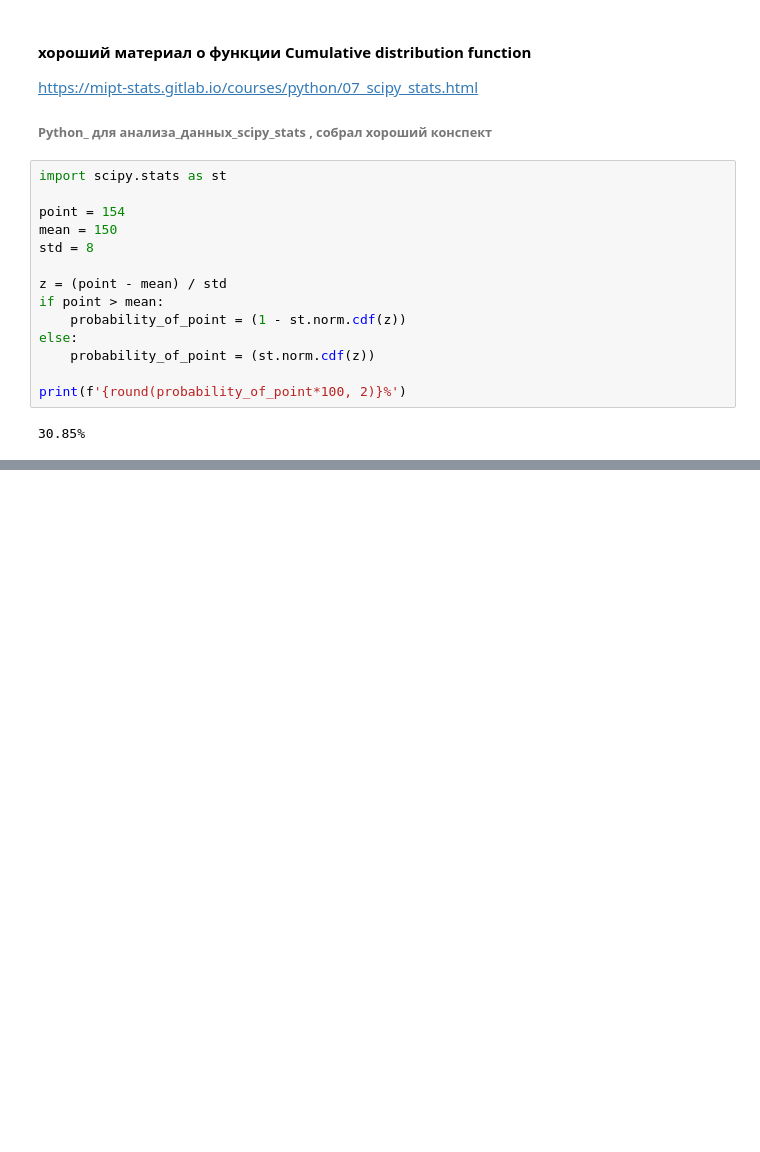
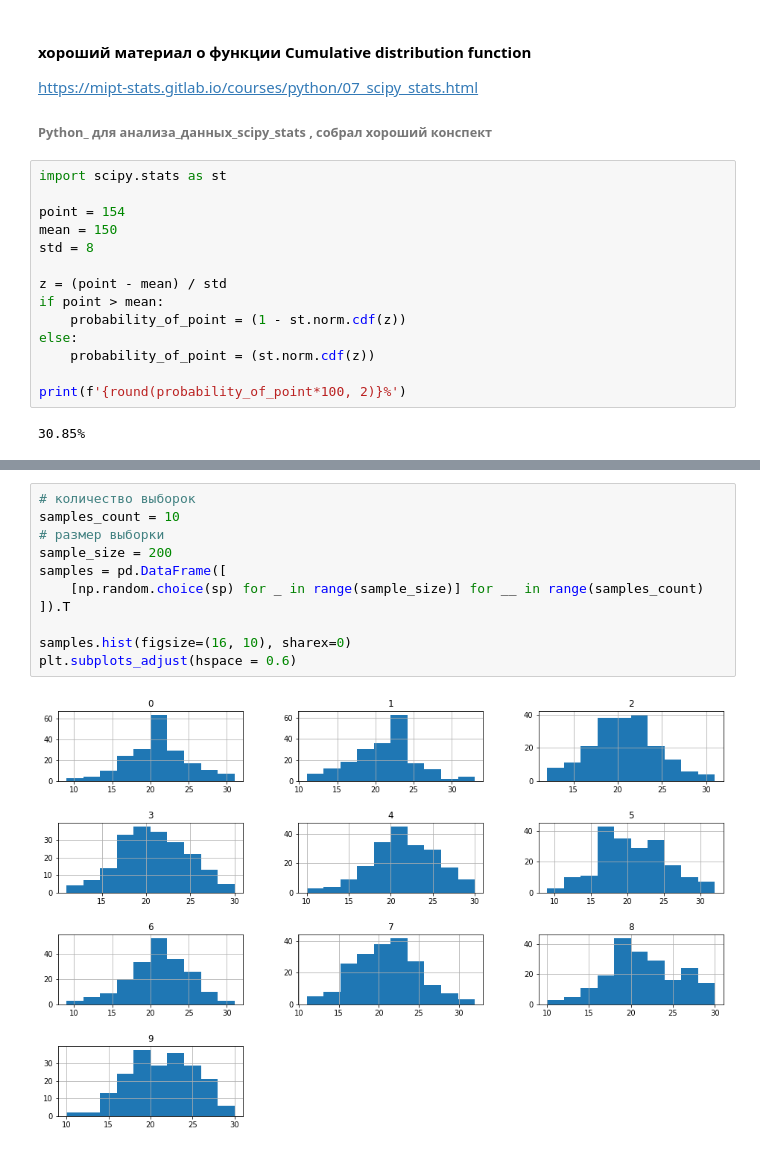
Before and after one commit to MaksimOsokin/training_in_pandas, a Jupyter notebook: tasks_from_the_course/Статистика_конспект.ipynb, the cells around one changed output, grey strips where cells are left out. Saved outputs shown, nothing was run; the diff lists cells and outputs as text; blank space fills up the shorter version.

```diff
--- a/tasks_from_the_course/Статистика_конспект.ipynb
+++ b/tasks_from_the_course/Статистика_конспект.ipynb
@@ -542,0 +644,13 @@ print(f'{round(probability_of_point*100, 2)}%')
+# %%
+# количество выборок
+samples_count = 10
+# размер выборки
+sample_size = 200
+samples = pd.DataFrame([
+    [np.random.choice(sp) for _ in range(sample_size)] for __ in range(samples_count)
+]).T
+
+samples.hist(figsize=(16, 10), sharex=0)
+plt.subplots_adjust(hspace = 0.6)
+# %% [output]
+[figure, added]
```
Also changed, not shown: parts of 54 cells of this notebook.
